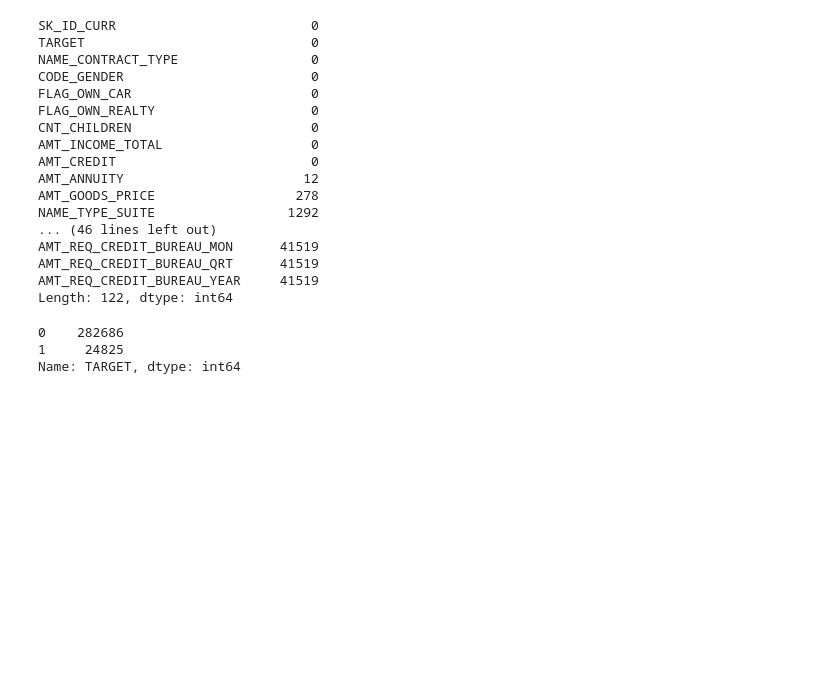
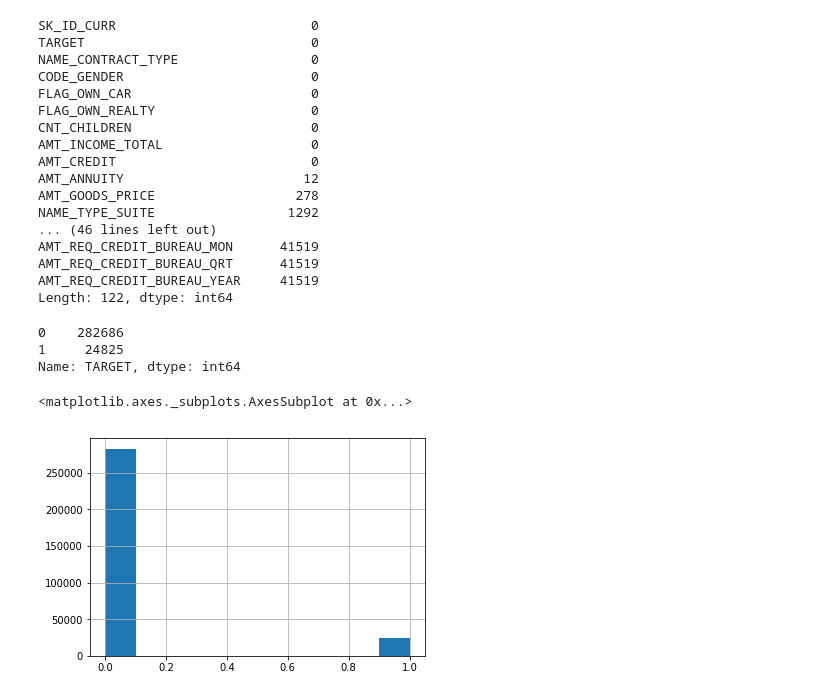
Before and after one commit to dongzhang84/Kaggle, a Jupyter notebook: Home_Credit.ipynb, the cells around one changed output. Drawn from its saved outputs; the diff is of its cells as text; code cells hidden in the pictures; blank space fills up the shorter version.

```diff
--- a/Home_Credit.ipynb
+++ b/Home_Credit.ipynb
@@ -207,3 +213,8 @@ df_train.TARGET.value_counts()
 0    282686
 1     24825
 Name: TARGET, dtype: int64
+# %%
+df_train.TARGET.hist()
+# %% [output]
+<matplotlib.axes._subplots.AxesSubplot at 0x...>
+[figure, added]
```
Also changed, not shown: parts of 30 cells of this notebook.
